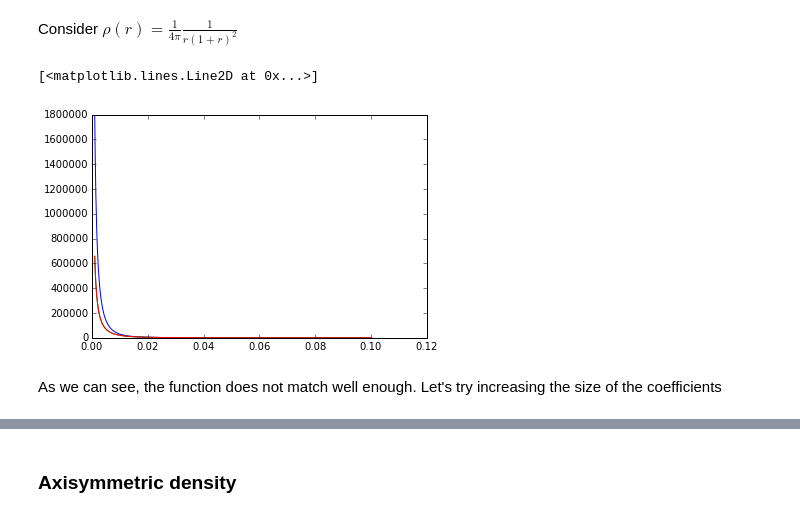
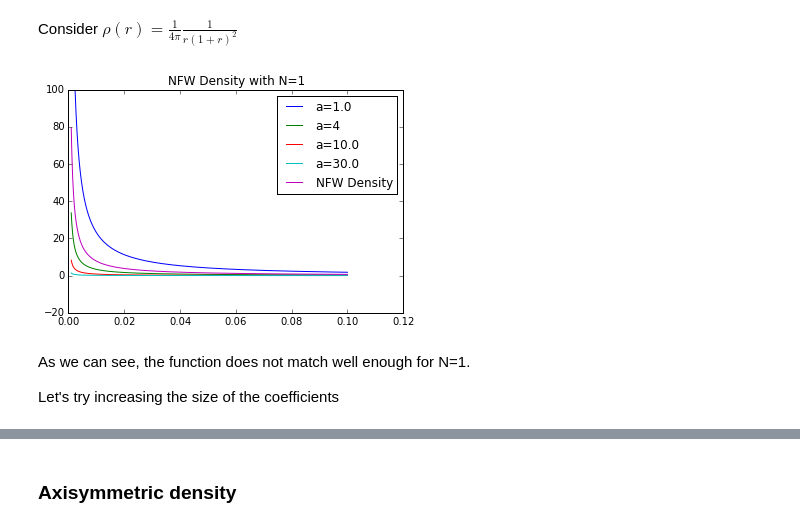
Before and after one commit to SeaifanAladdin/galpy-notebook, a Jupyter notebook: galpy/SCFPotential.ipynb, the cells around one changed output, grey strips where cells are left out. Saved outputs shown, nothing was run; the diff lists cells and outputs as text; code cells hidden in the pictures.

```diff
--- a/galpy/SCFPotential.ipynb
+++ b/galpy/SCFPotential.ipynb
@@ -93,7 +91,7 @@ def rho_NFW(R, z=0, phi=0., a=1.):
-# %%
-a = .01
-Acos, Asin = compute_coeffs_spherical(rho_NFW,1)
-scf = SCFPotential(1., Acos, Asin, a)
-# %%
-density = calculateSCFDensity(scf,R)
+# %%
+a_NFW= 1.
+a_SCF= [1., 4, 10., 30.]
+
+def rho_NFW(R, z=0, phi=0.):
+    return nfw.dens(R,0)
 # %%
@@ -102,9 +100,23 @@ nfwDensity = nfw.dens(R,z)
-# %%
-plt.plot(R, density)
-plt.plot(R, nfwDensity)
-plt.plot(R, rho_NFW(R, a=a))
-# %% [output]
-[<matplotlib.lines.Line2D at 0x...>]
-[figure, removed]
+# %%
+def plotDensityVaryinga(dens, N, aparem):
+    density = nu.zeros((len(aparem), len(R)), float)
+    plt.title("NFW Density with N={}".format(N))
+    for i in range(len(aparem)):
+        a = aparem[i]
+        Acos, Asin = compute_coeffs_spherical(dens,N,a=a)
+        scf = SCFPotential(1., Acos, Asin,a=a)
+        density[i] = calculateSCFDensity(scf,R)
+
+        plt.plot(R, density[i], label="a={0}".format(a))
+    plt.plot(R, dens(R), label="NFW Density")
+    plt.legend()
+    plt.ylim(-20,100)
+    return density
+# %%
+density = plotDensityVaryinga(rho_NFW, 1, a_SCF)
+# %% [output]
+[figure, added]
 # %% [markdown]
-As we can see, the function does not match well enough. Let's try increasing the size of the coefficients
+As we can see, the function does not match well enough for N=1.
+
+Let's try increasing the size of the coefficients
```
Also changed, not shown: parts of 31 cells of this notebook.
